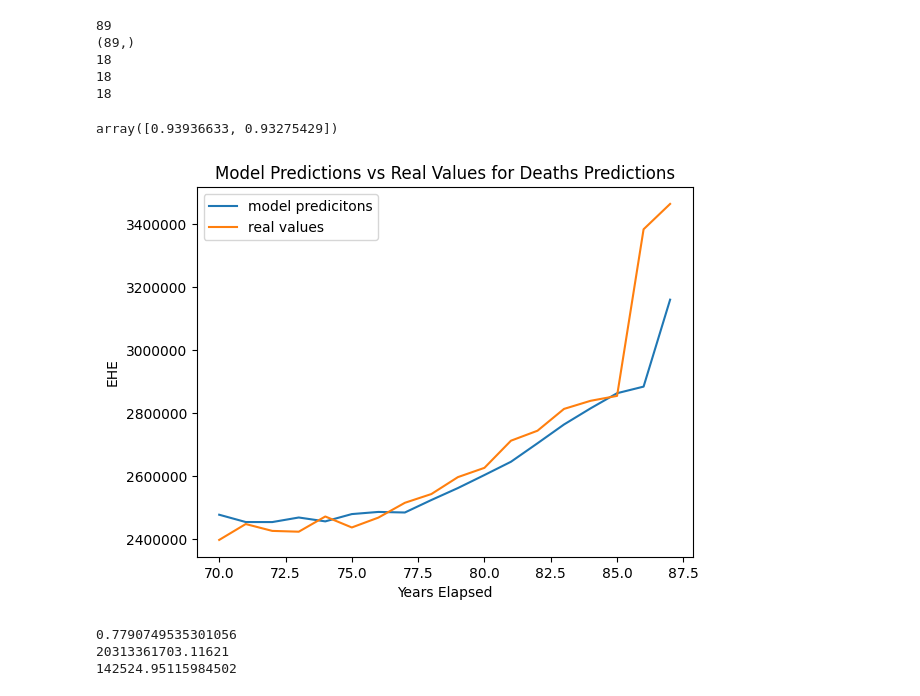
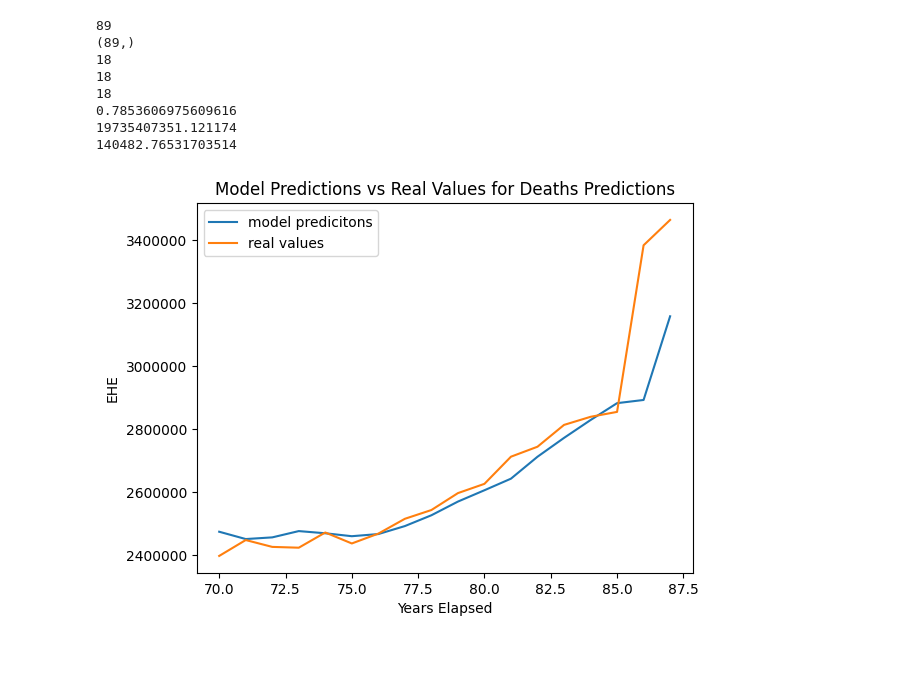
Before and after one commit to aranpandey/CornyWebbedRegisters, a Jupyter notebook: Temp_Mortality.ipynb, the cells around one changed output. Cells and saved outputs as stored; diff of their text form; code cells hidden in the pictures; blank space fills up the shorter version.

```diff
--- a/Temp_Mortality.ipynb
+++ b/Temp_Mortality.ipynb
@@ -118,6 +115,8 @@ df_w.head()
 # %%
-! wget -P '/content/gdrive/My Drive/Colab Notebooks/' https://github.com/aranpandey/CornyWebbedRegisters/raw/master/Deaths_1x1.csv
-#df_mor=pd.read_csv('/content/gdrive/My Drive/Colab Notebooks/Deaths_1x1.csv')
+#Read mortality Data
+
+!wget https://github.com/aranpandey/CornyWebbedRegisters/raw/master/Deaths.csv
+df_mor=pd.read_csv('Deaths.csv')
 df_mor.head()
 df_mor.columns = df_mor.columns.str.replace(' ', '')
 df_mor_year = df_mor.groupby(['Year'])['Total'].sum().reset_index()
@@ -180,7 +172,10 @@ df_merged.head(10)
 # %%
-inputs = df_merged['Total'].to_numpy()
-outputs = df_merged['Total'].to_numpy()
+#prepare features/inputs for different models
+
+inputs = (df_merged['Total']).to_numpy()
+outputs = (df_merged['Total']).to_numpy()
 inputs1 = df_merged['EHE'].to_numpy()
+
 
 df.tail(5)
 days = []
@@ -189,6 +184,6 @@ for elements in inputs:
   count += 1
   days.append(count)
 df_merged['elapsed'] = days
-df_merged.head()
+df_merged.head(5)
 # %% [output]
 |  | index | Year | Total | EHE | tmax | elapsed |
@@ -339,20 +701,24 @@ print(rmse)
 # %%
-#Simple Moving Avg Linear Regresison
+#Experiment2
+#Simple Moving Avg Linear Regresison, Experiment 2
 from numpy.ma.core import mean
 from matplotlib import pyplot as plt
+from sklearn.linear_model import LinearRegression
 
 days=df_merged['elapsed']
 print(len(days))
 past = 2
-s = (len(inputs) ,1)
+s = (len(inputs) ,2)
 betterinputs = np.zeros(s)
 betteroutputs = np.zeros(len(inputs))
 
 
 for i in range (len(inputs)-past):
-  temp = np.zeros(1)
+  temp = np.zeros(2)
   me = np.mean(inputs[i:i+past])
+  me1=np.mean(inputs1[i:i+past])
   temp[0] = me
+  temp[1] = me1
   betterinputs[i] = temp
   betteroutputs[i] = inputs[i+past]
 
@@ -367,50 +733,43 @@ betteroutputs = betteroutputs[0:len(df_merged) - past]
 
 
 
 split = int(0.8*len(betterinputs))
+
+
 X_train, X_test, y_train, y_test = betterinputs[:split], betterinputs[split:], betteroutputs[:split], betteroutputs[split:]
 X_train = np.expand_dims(X_train, axis=2)
 X_test = np.expand_dims(X_test, axis=2)
 days = days[split:]
 
-from sklearn.linear_model import RidgeCV
-from sklearn.model_selection import cross_val_score
-from sklearn.linear_model import LinearRegression
-from sklearn import svm
-from sklearn.ensemble import GradientBoostingRegressor
-#model = RidgeCV(cv = 2)
+
 model = LinearRegression()
-#model = GradientBoostingRegressor()
 
 X_train, X_test, y_train, y_test = betterinputs[:split], betterinputs[split:], betteroutputs[:split], betteroutputs[split:]
 model.fit(X_train, y_train)
 print(len(X_test))
 predict = model.predict(X_test)
 plt.title("Model Predictions vs Real Values for Deaths Predictions")
 plt.ticklabel_format(style='plain')
 print(len(days))
 print(len(predict))
 plt.plot( days, predict, label = "model predicitons")
 plt.plot( days, y_test,  label = "real values")
 plt.xlabel("Years Elapsed")
 plt.ylabel("EHE")
 plt.legend()
-cross_val_score(model, X_train, y_train, cv = 2)
+
+print(model.score(X_test, y_test))
+mse = mean_squared_error(y_test, predict)
+print(mse)
+rmse = np.sqrt(mse)
+print(rmse)
 # %% [output]
 89
 (89,)
 18
 18
 18
+0.7853606975609616
+19735407351.121174
+140482.76531703514
-array([0.93936633, 0.93275429])
-[figure, old version]
+[figure, new version]
-# %%
-print(model.score(X_test, y_test))
-mse = mean_squared_error(y_test, predict)
-print(mse)
-rmse = np.sqrt(mse)
-print(rmse)
-# %% [output]
-0.7790749535301056
-20313361703.11621
-142524.95115984502
```
Also changed, not shown: parts of 16 cells of this notebook.
